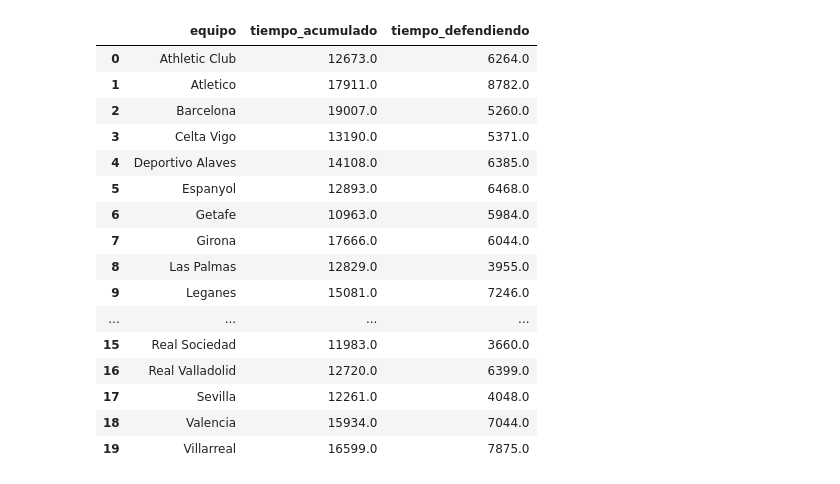
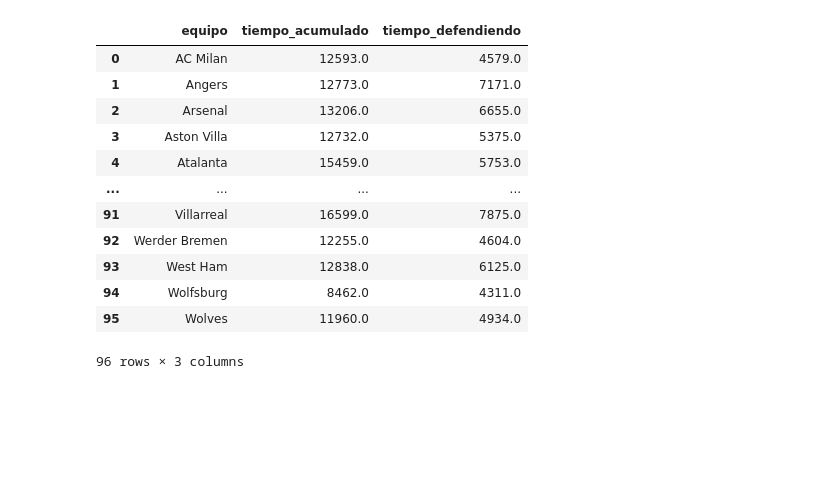
Before and after one commit to srgmrtnvqr/AnalisisFaltas24-25, a Jupyter notebook: descarga_tratamiento_faltas.ipynb, the cells around one changed output. Saved outputs shown, nothing was run; the diff lists cells and outputs as text; code cells hidden in the pictures; blank space fills up the shorter version.

```diff
--- a/descarga_tratamiento_faltas.ipynb
+++ b/descarga_tratamiento_faltas.ipynb
@@ -4,7 +4,8 @@ import pandas as pd
 # %%
 # Conexión con la base de datos
 url = f'postgresql://postgres:sergio9494@localhost:5432/Futbol24-25'
-consulta = "SELECT jornada, equipo, localia, tiempo_acumulado, tiempo_defendiendo_local, tiempo_defendiendo_visitante, accion FROM \"partidos\" INNER JOIN \"eventos\" ON partidos.id_partido = eventos.id_partido WHERE partidos.competicion = 'LaLiga'"
+#consulta = "SELECT jornada, equipo, localia, tiempo_acumulado, tiempo_defendiendo_local, tiempo_defendiendo_visitante, accion FROM \"partidos\" INNER JOIN \"eventos\" ON partidos.id_partido = eventos.id_partido WHERE partidos.competicion = 'LaLiga'"
+consulta = "SELECT jornada, equipo, competicion, localia, tiempo_acumulado, tiempo_defendiendo_local, tiempo_defendiendo_visitante, accion FROM \"partidos\" INNER JOIN \"eventos\" ON partidos.id_partido = eventos.id_partido"
 engine = create_engine(url)
 resultado = engine.connect().execute((text(consulta)))
 df_datos = pd.DataFrame(resultado.fetchall(), columns=resultado.keys())
@@ -26,6 +27,6 @@ df_datos
 # %%
 # Dataframe con los tiempos efectivos de todos los partidos
-df_tiempo = df_datos[['jornada','equipo','localia','tiempo_acumulado','tiempo_defendiendo_local','tiempo_defendiendo_visitante']]
+df_tiempo = df_datos[['jornada','equipo','localia','tiempo_acumulado','tiempo_defendiendo_local','tiempo_defendiendo_visitante','competicion']]
 df_tiempo = df_tiempo.groupby(['jornada','equipo'], as_index=False).max()
 df_tiempo
 # %% [output]
@@ -70,28 +89,24 @@ df_tiempo_local
 # %%
 # Dataframe con los tiempos efectivos de los partidos como visitante
 df_tiempo_visitante = df_tiempo.loc[df_tiempo.localia == 'visitante'].reset_index(drop=True)
-df_tiempo_visitante = df_tiempo_visitante.drop(columns=['jornada','localia','tiempo_defendiendo_local']).reset_index(drop=True)
+df_tiempo_visitante = df_tiempo_visitante.drop(columns=['jornada','localia','tiempo_defendiendo_local','competicion']).reset_index(drop=True)
 df_tiempo_visitante = df_tiempo_visitante.groupby('equipo', as_index=False).sum()
 df_tiempo_visitante = df_tiempo_visitante.rename(columns={'tiempo_defendiendo_visitante': 'tiempo_defendiendo'})
 df_tiempo_visitante
 # %% [output]
 |  | equipo | tiempo_acumulado | tiempo_defendiendo |
-| 0 | Athletic Club | 12673.0 | 6264.0 |
-| 1 | Atletico | 17911.0 | 8782.0 |
-| 2 | Barcelona | 19007.0 | 5260.0 |
-| 3 | Celta Vigo | 13190.0 | 5371.0 |
-| 4 | Deportivo Alaves | 14108.0 | 6385.0 |
-| 5 | Espanyol | 12893.0 | 6468.0 |
-| 6 | Getafe | 10963.0 | 5984.0 |
-| 7 | Girona | 17666.0 | 6044.0 |
-| 8 | Las Palmas | 12829.0 | 3955.0 |
-| 9 | Leganes | 15081.0 | 7246.0 |
+| 0 | AC Milan | 12593.0 | 4579.0 |
+| 1 | Angers | 12773.0 | 7171.0 |
+| 2 | Arsenal | 13206.0 | 6655.0 |
+| 3 | Aston Villa | 12732.0 | 5375.0 |
+| 4 | Atalanta | 15459.0 | 5753.0 |
 | ... | ... | ... | ... |
-| 15 | Real Sociedad | 11983.0 | 3660.0 |
-| 16 | Real Valladolid | 12720.0 | 6399.0 |
-| 17 | Sevilla | 12261.0 | 4048.0 |
-| 18 | Valencia | 15934.0 | 7044.0 |
-| 19 | Villarreal | 16599.0 | 7875.0 |
+| 91 | Villarreal | 16599.0 | 7875.0 |
+| 92 | Werder Bremen | 12255.0 | 4604.0 |
+| 93 | West Ham | 12838.0 | 6125.0 |
+| 94 | Wolfsburg | 8462.0 | 4311.0 |
+| 95 | Wolves | 11960.0 | 4934.0 |
+96 rows × 3 columns
 # %%
 # Concatenación de los dos dataframes
 df_tiempo_final = pd.concat([df_tiempo_local, df_tiempo_visitante]).reset_index(drop=True)
```
Also changed, not shown: parts of 8 cells of this notebook.
